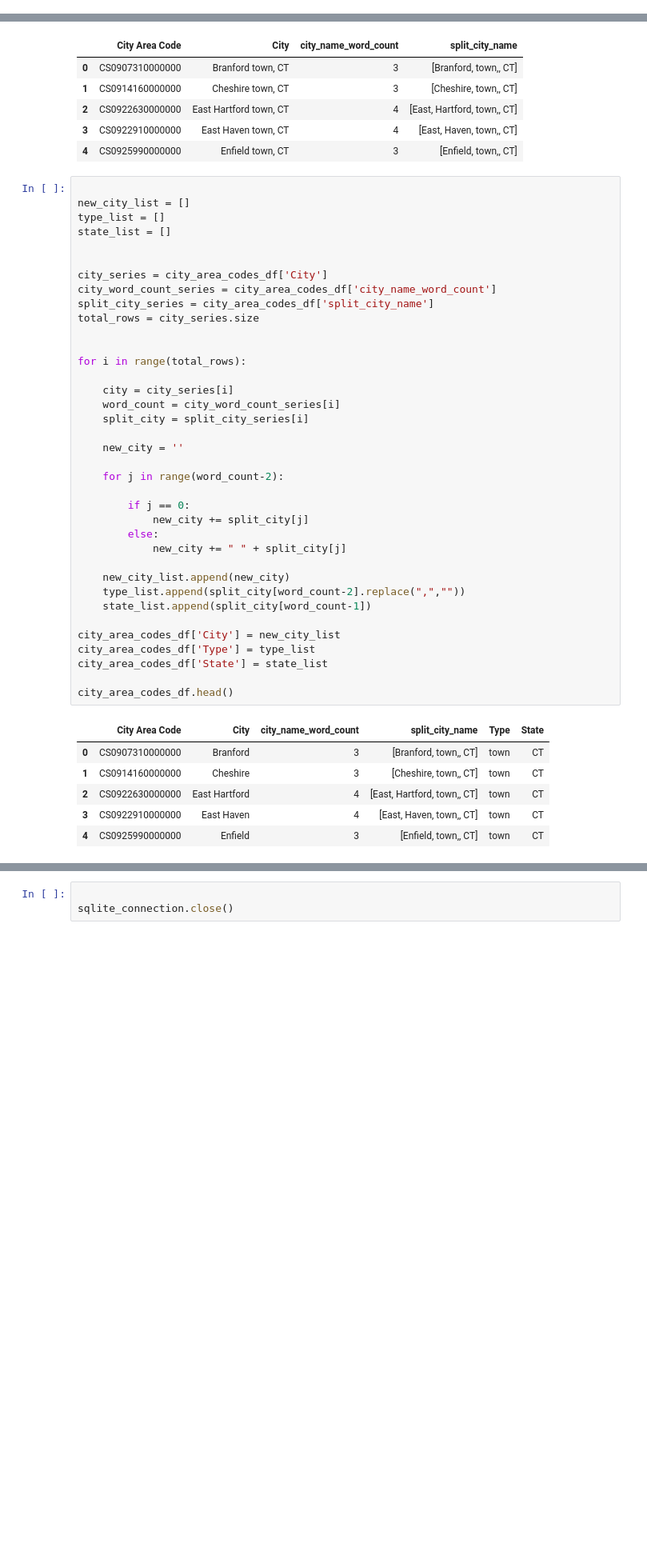
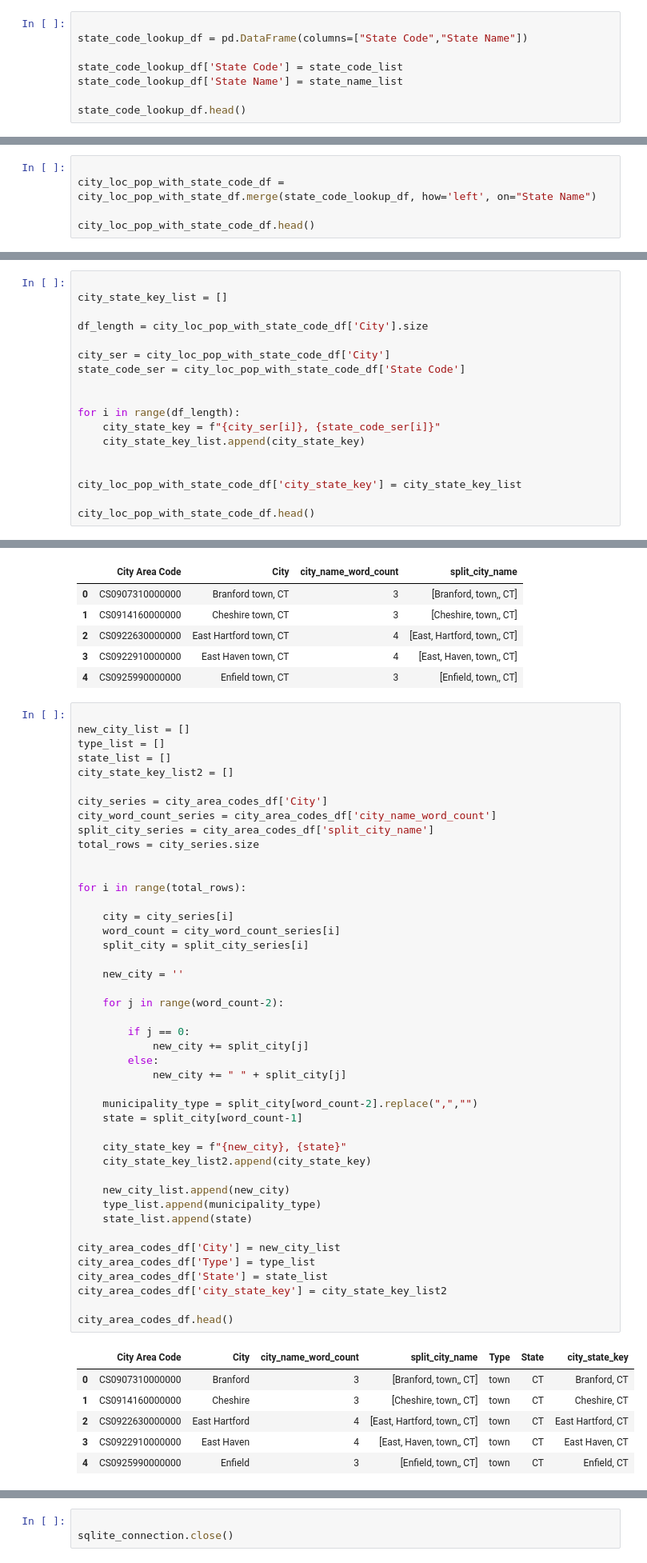
Before and after one commit to ryanmcr17/city-level-employment, a Jupyter notebook: cityDataETL/cityDataETL.ipynb, the cells around one changed output, grey strips where cells are left out. Shown at 80% size. Saved outputs shown, nothing was run; the diff lists cells and outputs as text; blank space fills up the shorter version.

```diff
--- a/cityDataETL/cityDataETL.ipynb
+++ b/cityDataETL/cityDataETL.ipynb
@@ -114,0 +211,8 @@ metric_df.head(10)
+# %%
+
+state_code_lookup_df = pd.DataFrame(columns=["State Code","State Name"])
+
+state_code_lookup_df['State Code'] = state_code_list
+state_code_lookup_df['State Name'] = state_name_list
+
+state_code_lookup_df.head()
@@ -114,0 +226,5 @@ metric_df.head(10)
+# %%
+
+city_loc_pop_with_state_code_df = city_loc_pop_with_state_df.merge(state_code_lookup_df, how='left', on="State Name")
+
+city_loc_pop_with_state_code_df.head()
@@ -114,0 +238,18 @@ metric_df.head(10)
+# %%
+
+city_state_key_list = []
+
+df_length = city_loc_pop_with_state_code_df['City'].size
+
+city_ser = city_loc_pop_with_state_code_df['City']
+state_code_ser = city_loc_pop_with_state_code_df['State Code']
+
+
+for i in range(df_length):
+    city_state_key = f"{city_ser[i]}, {state_code_ser[i]}"
+    city_state_key_list.append(city_state_key)
+
+
+city_loc_pop_with_state_code_df['city_state_key'] = city_state_key_list
+
+city_loc_pop_with_state_code_df.head()
@@ -198,45 +346,52 @@ city_area_codes_df.head()
 new_city_list = []
 type_list = []
 state_list = []
-
+city_state_key_list2 = []
 
 city_series = city_area_codes_df['City']
 city_word_count_series = city_area_codes_df['city_name_word_count']
 split_city_series = city_area_codes_df['split_city_name']
 total_rows = city_series.size
 
 
 for i in range(total_rows):
 
     city = city_series[i]
     word_count = city_word_count_series[i]
     split_city = split_city_series[i]
 
     new_city = ''
 
     for j in range(word_count-2):
 
         if j == 0:
             new_city += split_city[j]
         else:
             new_city += " " + split_city[j]
 
+    municipality_type = split_city[word_count-2].replace(",","")
+    state = split_city[word_count-1]
+
+    city_state_key = f"{new_city}, {state}"
+    city_state_key_list2.append(city_state_key)
+
     new_city_list.append(new_city)
-    type_list.append(split_city[word_count-2].replace(",",""))
-    state_list.append(split_city[word_count-1])
+    type_list.append(municipality_type)
+    state_list.append(state)
 
 city_area_codes_df['City'] = new_city_list
 city_area_codes_df['Type'] = type_list
 city_area_codes_df['State'] = state_list
+city_area_codes_df['city_state_key'] = city_state_key_list2
 
 city_area_codes_df.head()
 # %% [output]
-|  | City Area Code | City | city_name_word_count | split_city_name | Type | State |
-| 0 | CS0907310000000 | Branford | 3 | [Branford, town,, CT] | town | CT |
-| 1 | CS0914160000000 | Cheshire | 3 | [Cheshire, town,, CT] | town | CT |
-| 2 | CS0922630000000 | East Hartford | 4 | [East, Hartford, town,, CT] | town | CT |
-| 3 | CS0922910000000 | East Haven | 4 | [East, Haven, town,, CT] | town | CT |
-| 4 | CS0925990000000 | Enfield | 3 | [Enfield, town,, CT] | town | CT |
+|  | City Area Code | City | city_name_word_count | split_city_name | Type | State | city_state_key |
+| 0 | CS0907310000000 | Branford | 3 | [Branford, town,, CT] | town | CT | Branford, CT |
+| 1 | CS0914160000000 | Cheshire | 3 | [Cheshire, town,, CT] | town | CT | Cheshire, CT |
+| 2 | CS0922630000000 | East Hartford | 4 | [East, Hartford, town,, CT] | town | CT | East Hartford, CT |
+| 3 | CS0922910000000 | East Haven | 4 | [East, Haven, town,, CT] | town | CT | East Haven, CT |
+| 4 | CS0925990000000 | Enfield | 3 | [Enfield, town,, CT] | town | CT | Enfield, CT |
 # %%
 
 city_codes_df = city_area_codes_df[city_area_codes_df['Type']=='city'].reset_index()
```
Also changed, not shown: parts of 25 cells of this notebook, 1 other file.
